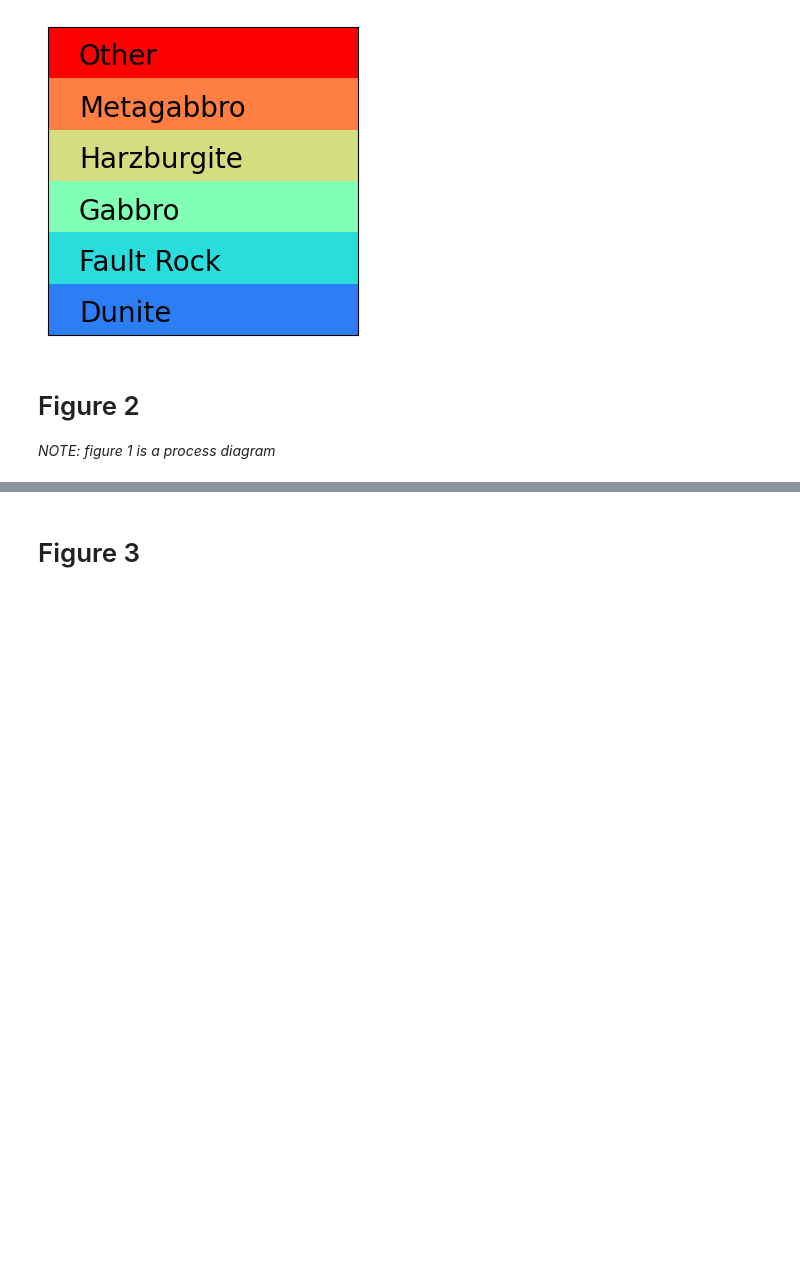
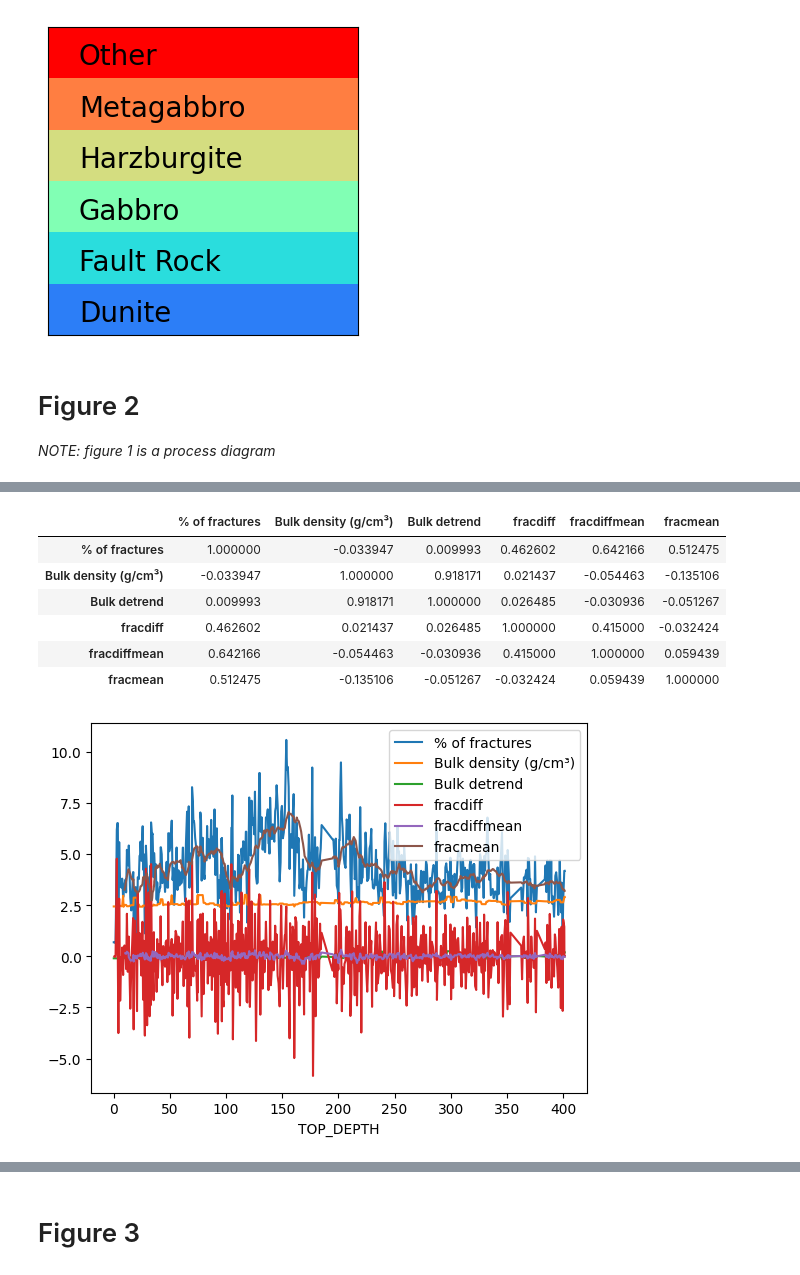
Before and after one commit to SerpRateAI/AI-pipeline-boreholes, a Jupyter notebook: paper-figures.ipynb, the cells around one changed output, grey strips where cells are left out. Saved outputs shown, nothing was run; the diff lists cells and outputs as text; code cells hidden in the pictures; blank space fills up the shorter version.

```diff
--- a/paper-figures.ipynb
+++ b/paper-figures.ipynb
@@ -167,0 +186,21 @@ fig.savefig('physical_measurements.pdf', bbox_inches='tight')
+# %%
+import scipy.signal as signal
+
+bulk = fig2_df[['% of fractures','Bulk density (g/cm³)', 'TOP_DEPTH']].drop_duplicates().dropna().copy()
+
+bulk['Bulk detrend'] =  signal.detrend(bulk['Bulk density (g/cm³)'].values, type='linear')
+bulk['fracdiff'] = bulk['% of fractures'].diff()
+bulk['fracdiffmean'] = bulk['% of fractures'].diff().rolling(20).mean()
+bulk['fracmean'] = bulk['% of fractures'].rolling(20).mean()
+bulk.set_index('TOP_DEPTH', inplace=True)
+bulk.plot()
+bulk.corr()
+# %% [output]
+|  | % of fractures | Bulk density (g/cm³) | Bulk detrend | fracdiff | fracdiffmean | fracmean |
+| % of fractures | 1.000000 | -0.033947 | 0.009993 | 0.462602 | 0.642166 | 0.512475 |
+| Bulk density (g/cm³) | -0.033947 | 1.000000 | 0.918171 | 0.021437 | -0.054463 | -0.135106 |
+| Bulk detrend | 0.009993 | 0.918171 | 1.000000 | 0.026485 | -0.030936 | -0.051267 |
+| fracdiff | 0.462602 | 0.021437 | 0.026485 | 1.000000 | 0.415000 | -0.032424 |
+| fracdiffmean | 0.642166 | -0.054463 | -0.030936 | 0.415000 | 1.000000 | 0.059439 |
+| fracmean | 0.512475 | -0.135106 | -0.051267 | -0.032424 | 0.059439 | 1.000000 |
+[figure, added]
```
Also changed, not shown: parts of 10 cells of this notebook, 6 other files.
